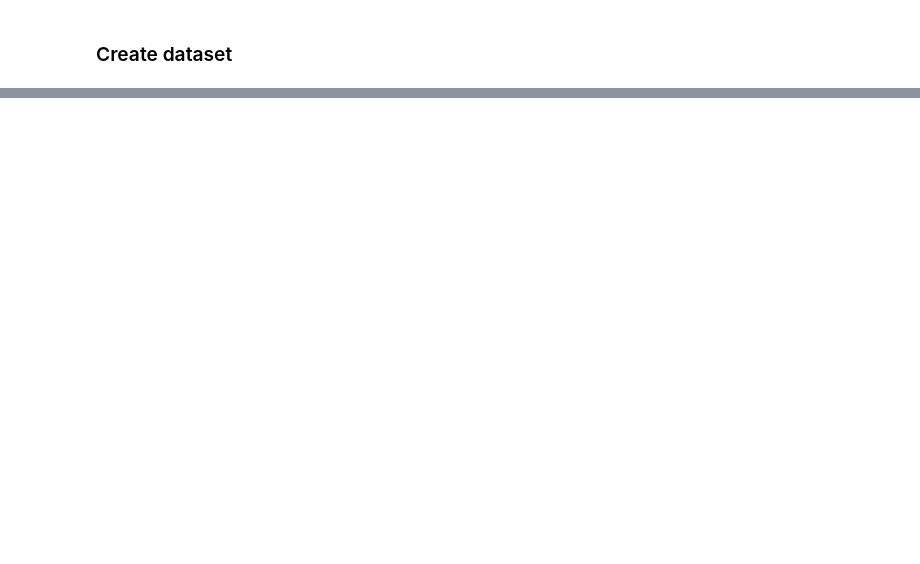
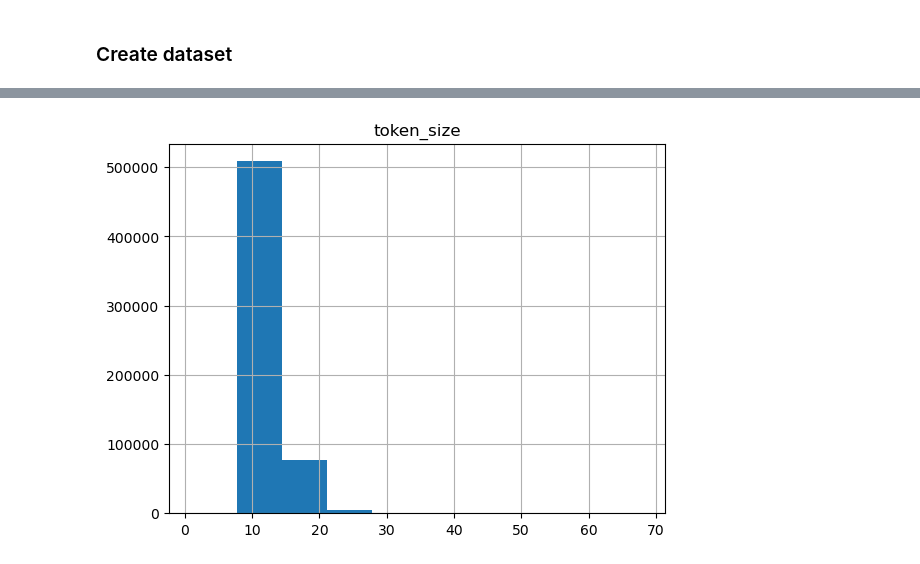
Before and after one commit to darshats/ERAv1, a Jupyter notebook: TrainProjection/capstone sample_part3_projectionlayer_train.ipynb, the cells around one changed output, grey strips where cells are left out. Drawn from its saved outputs; the diff is of its cells as text; code cells hidden in the pictures; blank space fills up the shorter version.

```diff
--- a/TrainProjection/capstone sample_part3_projectionlayer_train.ipynb
+++ b/TrainProjection/capstone sample_part3_projectionlayer_train.ipynb
@@ -18,8 +18,11 @@ phi2_model_pretrained = AutoModelForCausalLM.from_pretrained(
 phi2_model_pretrained.to(device)
 
 tokenizer = AutoTokenizer.from_pretrained(model_name, trust_remote_code=True, use_fast=False)
-special_tokens_dict = {'pad_token': '<|PAD|>', 'bos_token': '<|BOS|>'}
-num_added_toks = tokenizer.add_special_tokens(special_tokens_dict)
-phi2_model_pretrained.resize_token_embeddings(len(tokenizer))  # Notice: resize_token_embeddings expect to receive the full size of the new vocabulary, i.e. the length of the tokenizer.
+tokenizer.pad_token = tokenizer.eos_token
+tokenizer.bos_token = tokenizer.eos_token
+
+# special_tokens_dict = {'pad_token': '<|PAD|>', 'bos_token': '<|BOS|>'}
+# num_added_toks = tokenizer.add_special_tokens(special_tokens_dict)
+# phi2_model_pretrained.resize_token_embeddings(len(tokenizer))  # Notice: resize_token_embeddings expect to receive the full size of the new vocabulary, i.e. the length of the tokenizer.
 # %% [output]
 Special tokens have been added in the vocabulary, make sure the associated word embeddings are fine-tuned or trained.
@@ -58,3 +114,10 @@ captions_info_df = pd.read_csv('captions_images_map_COCO_train2017.csv')
+# %%
+captions_info_df['token_size'] = captions_info_df['caption'].apply(lambda x: tokenizer(x, return_tensors="pt",
+                                               return_attention_mask=False).input_ids.shape[1])
+# %%
+hist = captions_info_df.hist(['token_size'])
+# %% [output]
+[figure, added]
 # %%
 import h5py
 import numpy as np
```
Also changed, not shown: parts of 10 cells of this notebook.
